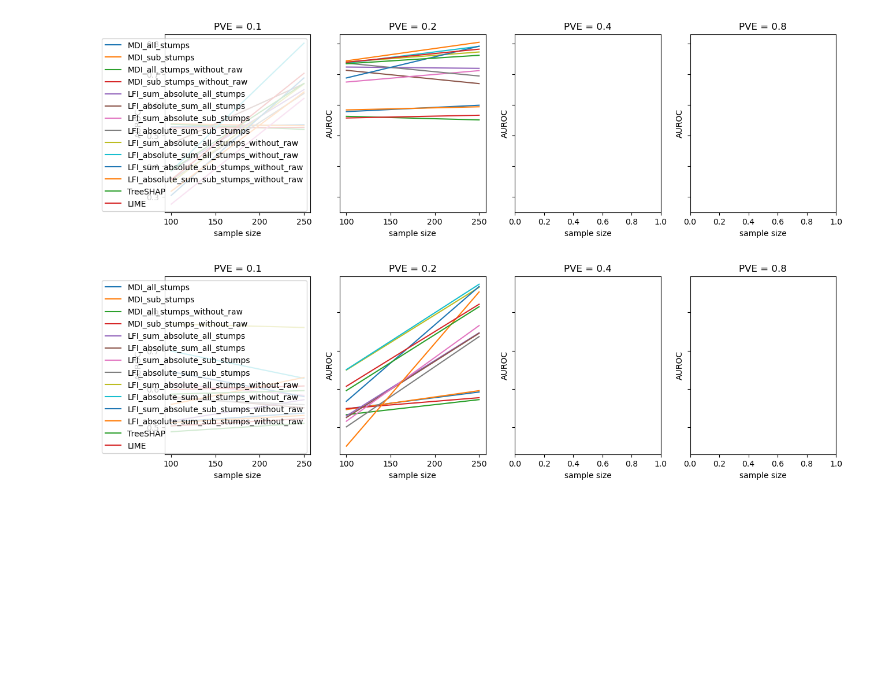
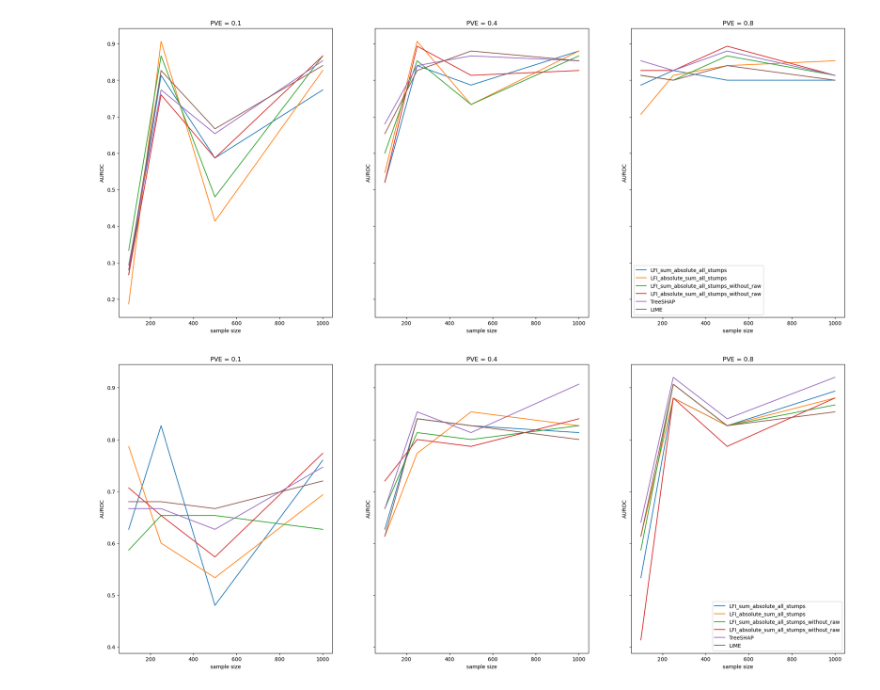
Before and after one commit to Yu-Group/imodels-experiments, a Jupyter notebook: feature_importance/local_MDI_plus_visulization.ipynb, the cells around one changed output. Drawn from its saved outputs; the diff is of its cells as text; code cells hidden in the pictures; blank space fills up the shorter version.

```diff
--- a/feature_importance/local_MDI_plus_visulization.ipynb
+++ b/feature_importance/local_MDI_plus_visulization.ipynb
@@ -23,8 +23,11 @@ df
 # %%
-methods = ["MDI_all_stumps", "MDI_sub_stumps", "MDI_all_stumps_without_raw", "MDI_sub_stumps_without_raw", "LFI_sum_absolute_all_stumps",
-           "LFI_absolute_sum_all_stumps", "LFI_sum_absolute_sub_stumps", "LFI_absolute_sum_sub_stumps",
-           "LFI_sum_absolute_all_stumps_without_raw", "LFI_absolute_sum_all_stumps_without_raw",
-           "LFI_sum_absolute_sub_stumps_without_raw", "LFI_absolute_sum_sub_stumps_without_raw", "TreeSHAP", "LIME"]
+# methods = ["MDI_all_stumps", "MDI_sub_stumps", "MDI_all_stumps_without_raw", "MDI_sub_stumps_without_raw", "LFI_sum_absolute_all_stumps",
+#            "LFI_absolute_sum_all_stumps", "LFI_sum_absolute_sub_stumps", "LFI_absolute_sum_sub_stumps",
+#            "LFI_sum_absolute_all_stumps_without_raw", "LFI_absolute_sum_all_stumps_without_raw",
+#            "LFI_sum_absolute_sub_stumps_without_raw", "LFI_absolute_sum_sub_stumps_without_raw", "TreeSHAP", "LIME"]
+
+methods = ["LFI_sum_absolute_all_stumps", "LFI_absolute_sum_all_stumps", "LFI_sum_absolute_all_stumps_without_raw", "LFI_absolute_sum_all_stumps_without_raw",
+           "TreeSHAP", "LIME"]
 sample_row_n = df["n"].unique().tolist()
 sample_row_n.sort()
 heritability = df["heritability"].unique().tolist()
@@ -118,70 +146,40 @@ agg_results[heritability[0]][methods[0]]["auroc_group1_avg_metric"]
 # %%
 # Create subplots
-fig, axs = plt.subplots(1, 4, figsize=(15, 4), sharey=True)
+fig, axs = plt.subplots(1, 3, figsize=(25, 10), sharey=True)
 
 
 for i in range(len(heritability)):
     h = heritability[i]
     for m in methods:
-        axs[i].plot(sample_row_n, agg_results[h][m]["auroc_group1_avg_metric"], label=m)
-
-
-# Set labels and title
-axs[0].set_xlabel('sample size')
-axs[0].set_ylabel('AUROC')
-axs[0].set_title('PVE = 0.1')
-
-axs[1].set_xlabel('sample size')
-axs[1].set_ylabel('AUROC')
-axs[1].set_title('PVE = 0.2')
-
-axs[2].set_xlabel('sample size')
-axs[2].set_ylabel('AUROC')
-axs[2].set_title('PVE = 0.4')
-
-axs[3].set_xlabel('sample size')
-axs[3].set_ylabel('AUROC')
-axs[3].set_title('PVE = 0.8')
+        axs[i].plot(sample_row_n, agg_results[h][m]["auroc_group1_avg_prediction"], label=m)
+    axs[i].set_xlabel('sample size')
+    axs[i].set_ylabel('AUROC')
+    axs[i].set_title('PVE = ' + str(h))
 
 # Share the label in the last plot
-axs[0].legend()
+axs[2].legend()
 
 # Show the plots
 plt.show()
 # %% [output]
-[figure, old version]
+[figure, new version]
 # %%
 # Create subplots
-fig, axs = plt.subplots(1, 4, figsize=(15, 4), sharey=True)
+fig, axs = plt.subplots(1, 3, figsize=(25, 10), sharey=True)
 
 
 for i in range(len(heritability)):
     h = heritability[i]
     for m in methods:
-        axs[i].plot(sample_row_n, agg_results[h][m]["auroc_group2_avg_metric"], label=m)
-
-
-# Set labels and title
-axs[0].set_xlabel('sample size')
-axs[0].set_ylabel('AUROC')
-axs[0].set_title('PVE = 0.1')
-
-axs[1].set_xlabel('sample size')
-axs[1].set_ylabel('AUROC')
-axs[1].set_title('PVE = 0.2')
-
-axs[2].set_xlabel('sample size')
-axs[2].set_ylabel('AUROC')
-axs[2].set_title('PVE = 0.4')
-
-axs[3].set_xlabel('sample size')
-axs[3].set_ylabel('AUROC')
-axs[3].set_title('PVE = 0.8')
+        axs[i].plot(sample_row_n, agg_results[h][m]["auroc_group2_avg_prediction"], label=m)
+    axs[i].set_xlabel('sample size')
+    axs[i].set_ylabel('AUROC')
+    axs[i].set_title('PVE = ' + str(h))
 
 # Share the label in the last plot
-axs[0].legend()
+axs[2].legend()
 
 # Show the plots
 plt.show()
 # %% [output]
-[figure, old version]
+[figure, new version]
```
Also changed, not shown: parts of 7 cells of this notebook, 3 other files.
